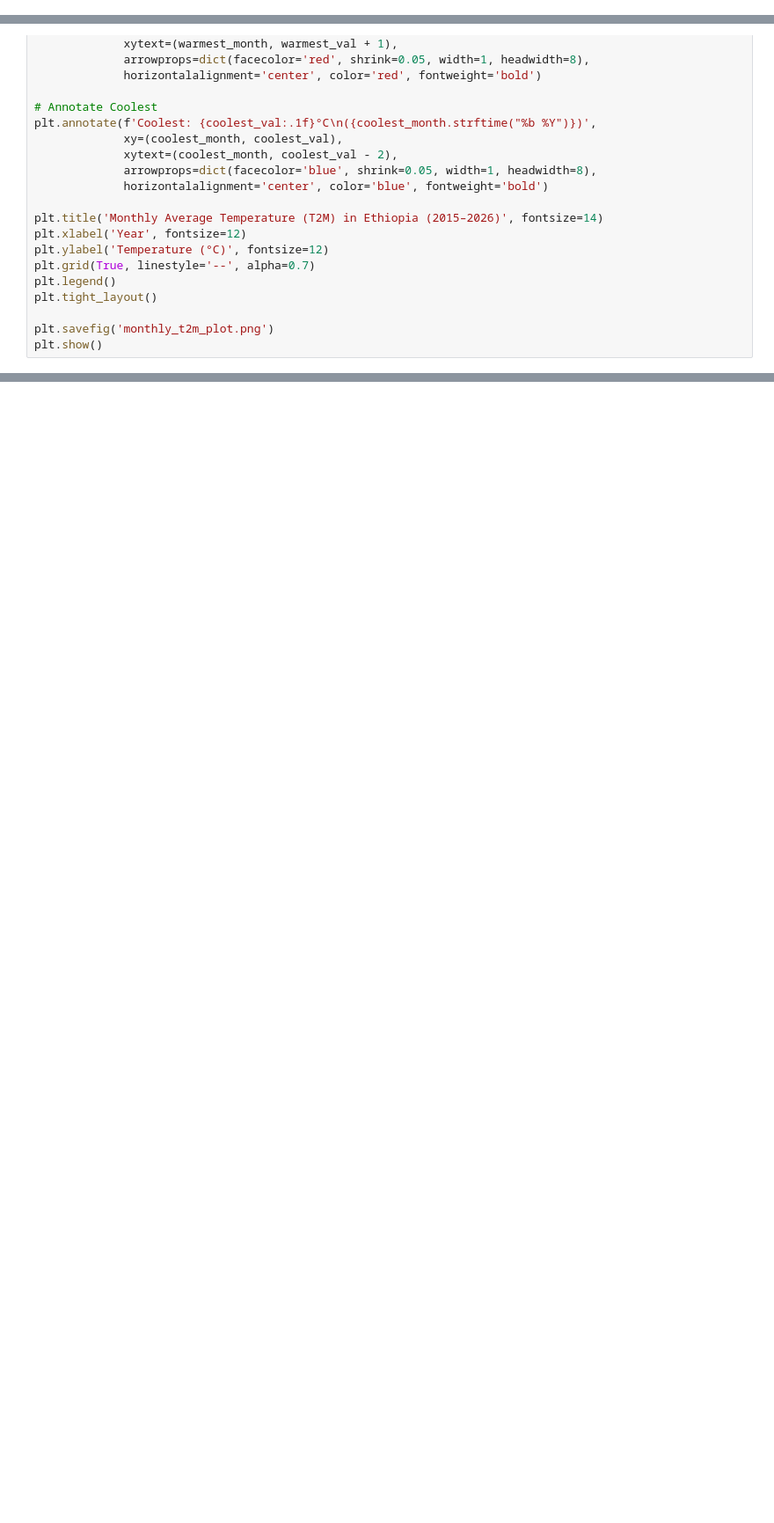
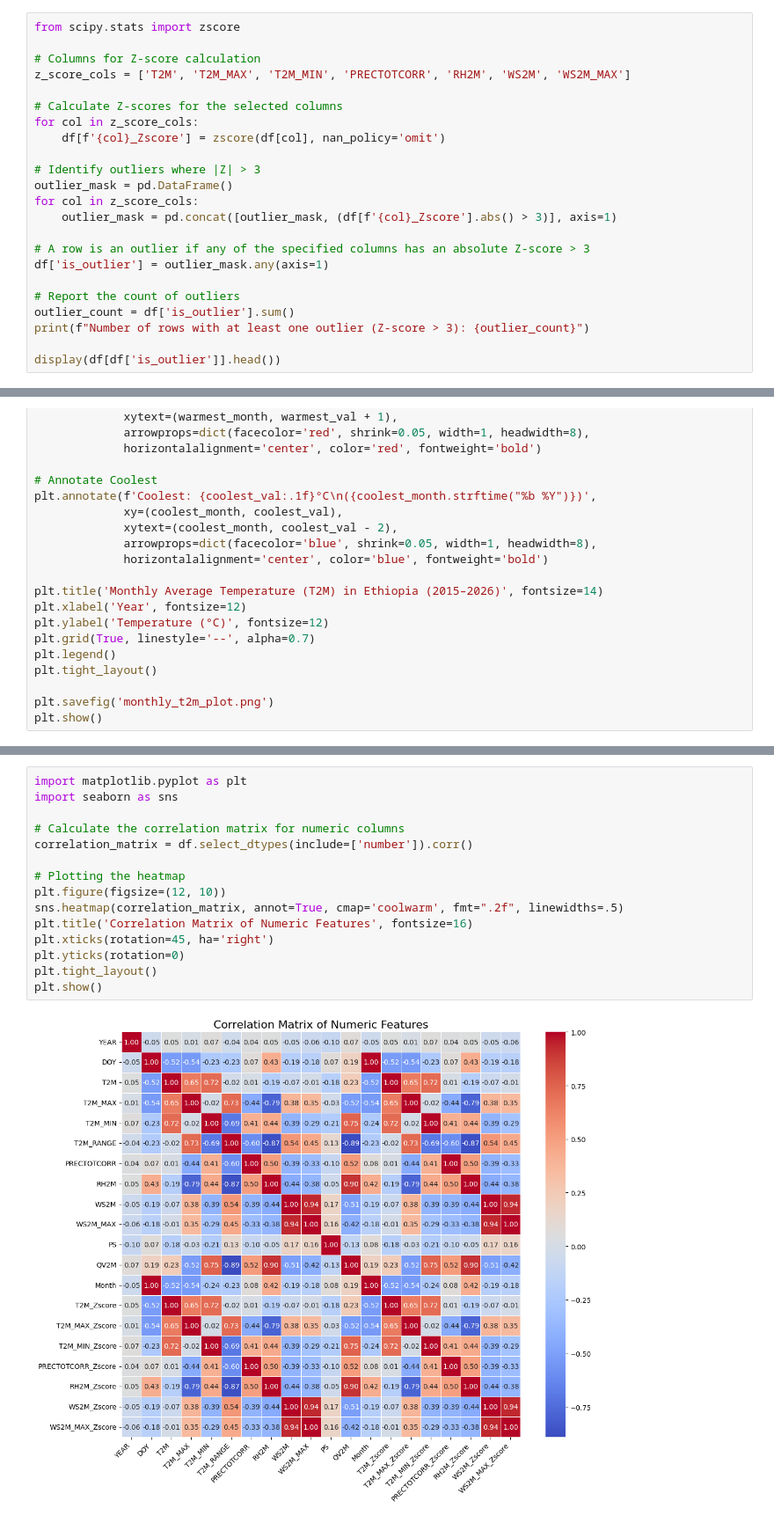
Before and after one commit to meti-creator/climate-challenge-week0, a Jupyter notebook: ethiopia_eda.ipynb, the cells around one changed output, grey strips where cells are left out. Shown at 88% size. Saved outputs shown, nothing was run; the diff lists cells and outputs as text; blank space fills up the shorter version.

```diff
--- a/ethiopia_eda.ipynb
+++ b/ethiopia_eda.ipynb
@@ -84,2 +163,25 @@ print(f"Number of rows with outliers (|Z| > 3) in specified columns: {outlier_co
+# %%
+from scipy.stats import zscore
+
+# Columns for Z-score calculation
+z_score_cols = ['T2M', 'T2M_MAX', 'T2M_MIN', 'PRECTOTCORR', 'RH2M', 'WS2M', 'WS2M_MAX']
+
+# Calculate Z-scores for the selected columns
+for col in z_score_cols:
+    df[f'{col}_Zscore'] = zscore(df[col], nan_policy='omit')
+
+# Identify outliers where |Z| > 3
+outlier_mask = pd.DataFrame()
+for col in z_score_cols:
+    outlier_mask = pd.concat([outlier_mask, (df[f'{col}_Zscore'].abs() > 3)], axis=1)
+
+# A row is an outlier if any of the specified columns has an absolute Z-score > 3
+df['is_outlier'] = outlier_mask.any(axis=1)
+
+# Report the count of outliers
+outlier_count = df['is_outlier'].sum()
+print(f"Number of rows with at least one outlier (Z-score > 3): {outlier_count}")
+
+display(df[df['is_outlier']].head())
 # %% [markdown]
 ## Outlier Treatment Strategy
@@ -169,0 +329,17 @@ print(me)
+# %%
+import matplotlib.pyplot as plt
+import seaborn as sns
+
+# Calculate the correlation matrix for numeric columns
+correlation_matrix = df.select_dtypes(include=['number']).corr()
+
+# Plotting the heatmap
+plt.figure(figsize=(12, 10))
+sns.heatmap(correlation_matrix, annot=True, cmap='coolwarm', fmt=".2f", linewidths=.5)
+plt.title('Correlation Matrix of Numeric Features', fontsize=16)
+plt.xticks(rotation=45, ha='right')
+plt.yticks(rotation=0)
+plt.tight_layout()
+plt.show()
+# %% [output]
+[figure, added]
```
Also changed, not shown: parts of 24 cells of this notebook.
